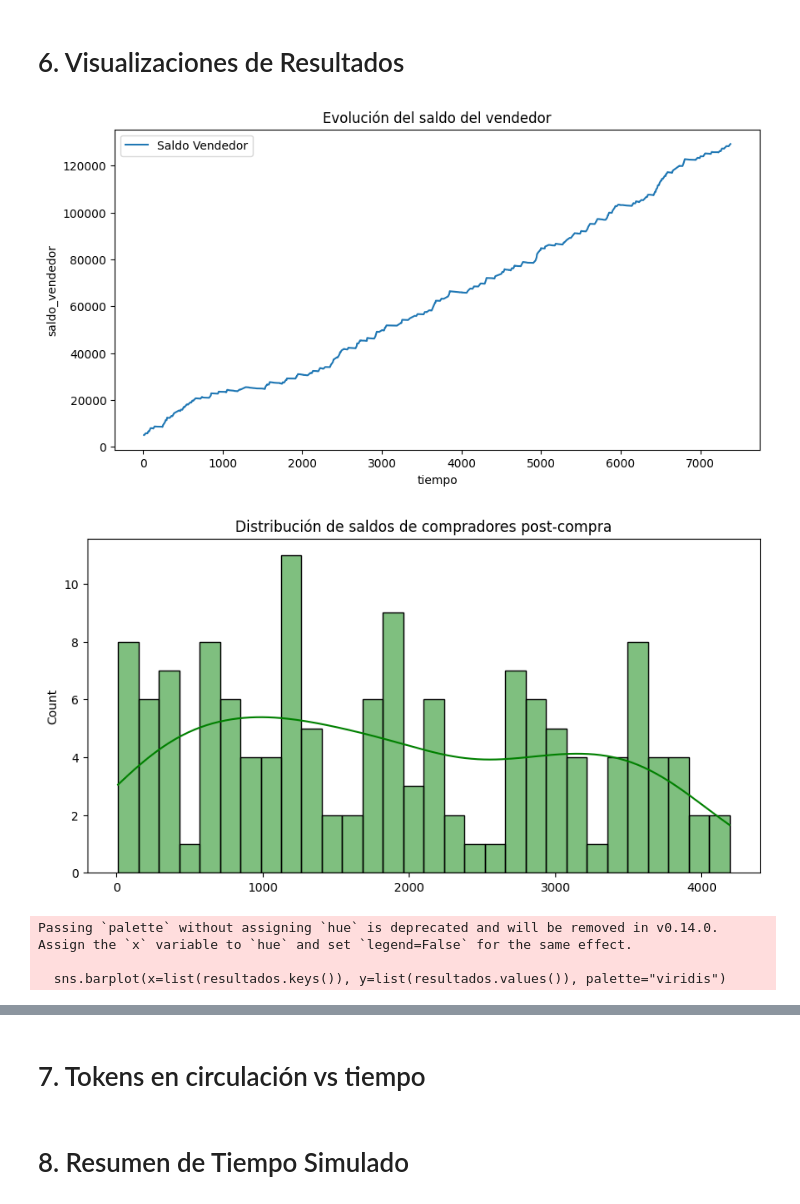
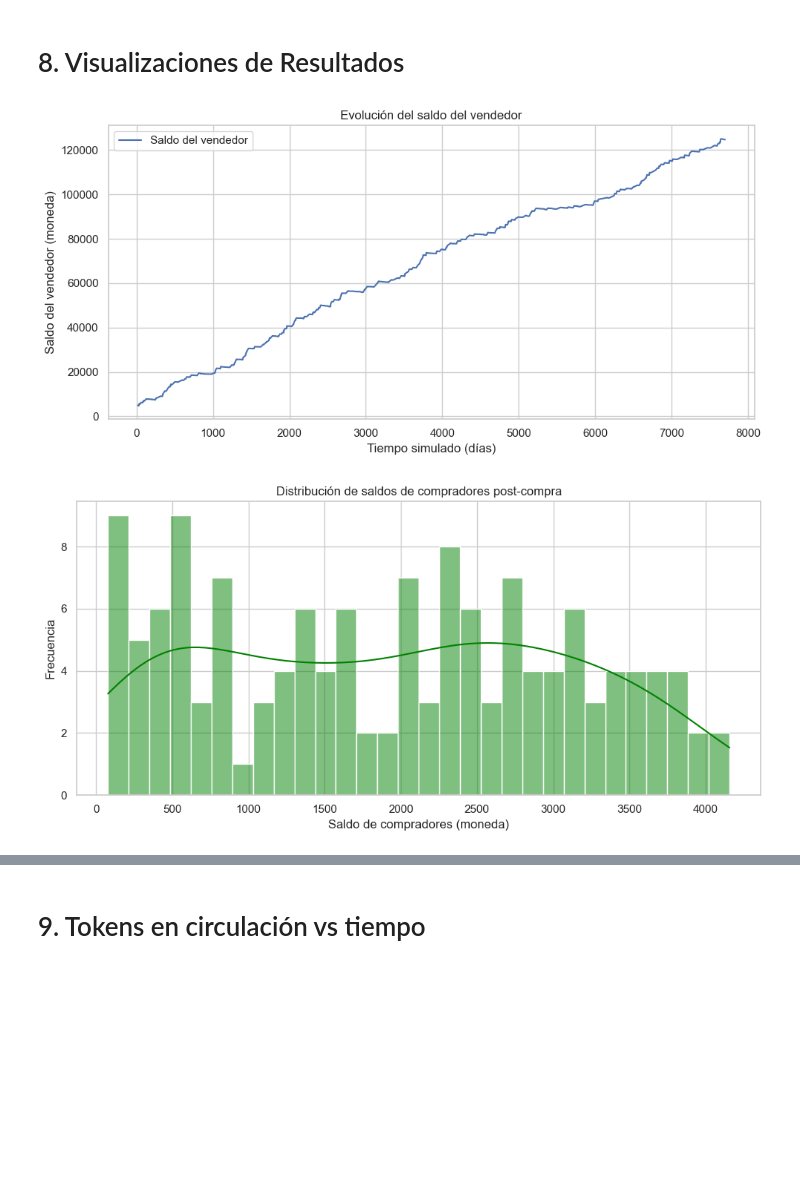
Before and after one commit to juliadp/simu-blockchain, a Jupyter notebook: TP Final Simulacion.ipynb, the cells around one changed output, grey strips where cells are left out. Saved outputs shown, nothing was run; the diff lists cells and outputs as text; code cells hidden in the pictures; blank space fills up the shorter version.

```diff
--- a/TP Final Simulacion.ipynb
+++ b/TP Final Simulacion.ipynb
@@ -244,11 +411,0 @@ Mejores ajustes LLIN:
-# %%
-CTS_final = CTS
-PTB_final = tokens_burneados / tokens_emitidos if tokens_emitidos > 0 else 0
-PSC_final = np.mean(saldos_compradores) if len(saldos_compradores)>0 else 0
-CTF_final = CTF
-
-print("\n=== RESULTADOS ===")
-print("CTS (Cantidad total de tokenizaciones solicitadas):", CTS_final)
-print("PTB (Porcentaje de tokens burneados):", PTB_final)
-print("PSC (Promedio de saldo compradores):", PSC_final)
-print("CTF (Cantidad de transferencias fallidas):", CTF_final)
@@ -261,30 +464,62 @@ CTF (Cantidad de transferencias fallidas): 17
 # %% [markdown]
-# 6. Visualizaciones de Resultados
+# 8. Visualizaciones de Resultados
 # %%
+import os
+os.makedirs("outputs", exist_ok=True)
+
+# 6.1 Evolución del saldo del vendedor
 plt.figure(figsize=(10,5))
-sns.lineplot(data=df_eventos, x="tiempo", y="saldo_vendedor", label="Saldo Vendedor")
+sns.lineplot(data=df_eventos, x="tiempo", y="saldo_vendedor", label="Saldo del vendedor")
 plt.xlabel(f"Tiempo simulado ({TIME_UNIT})")
 plt.ylabel("Saldo del vendedor (moneda)")
 plt.title("Evolución del saldo del vendedor")
+plt.tight_layout()
+plt.savefig("outputs/saldo_vendedor_tiempo.png", dpi=150)
 plt.show()
 
-plt.figure(figsize=(10,5))
-sns.histplot(saldos_compradores, bins=30, kde=True, color="green")
-plt.xlabel("Saldo de compradores (moneda)")
-plt.ylabel("Frecuencia")
-plt.title("Distribución de saldos de compradores post-compra")
-plt.show()
+# 6.2 Distribución de saldos de compradores (solo si hubo compras)
+if len(saldos_compradores) > 0:
+    plt.figure(figsize=(10,5))
+    sns.histplot(saldos_compradores, bins=30, kde=True, color="green")
+    plt.xlabel("Saldo de compradores (moneda)")
+    plt.ylabel("Frecuencia")
+    plt.title("Distribución de saldos de compradores post-compra")
+    plt.tight_layout()
+    plt.savefig("outputs/dist_saldos_compradores.png", dpi=150)
+    plt.show()
+else:
+    print("No hay compras exitosas, no se grafica la distribución de saldos de compradores.")
+
+# 6.3 Resumen de métricas (barplot) – sin FutureWarning en seaborn
+# Usar PTB como porcentaje si está disponible
+PTB_plot = None
+if "PTB_final_pct" in locals():
+    PTB_plot = PTB_final_pct
+elif "PTB_final" in locals():
+    PTB_plot = PTB_final * 100.0
+else:
+    PTB_plot = 0.0
+
+res_df = pd.DataFrame([
+    {"metrica": "CTS",    "valor": int(CTS_final)},
+    {"metrica": "PTB_%",  "valor": float(PTB_plot)},
+    {"metrica": "PSC",    "valor": float(PSC_final)},
+    {"metrica": "CTF",    "valor": int(CTF_final)},
+])
 
 plt.figure(figsize=(8,6))
-resultados = {"CTS":CTS_final, "PTB":PTB_final, "PSC":PSC_final, "CTF":CTF_final}
-sns.barplot(x=list(resultados.keys()), y=list(resultados.values()), palette="viridis")
+sns.barplot(
+    data=res_df,
+    x="metrica", y="valor",
+    hue="metrica", palette="viridis",
+    dodge=False, legend=False
+)
 plt.xlabel("Métrica")
 plt.ylabel("Valor")
 plt.title("Resultados finales de la simulación")
+plt.tight_layout()
+plt.savefig("outputs/metricas_bar.png", dpi=150)
 plt.show()
 # %% [output]
-[figure, old version]
+[figure, new version]
-[figure, old version]
+[figure, new version]
-Passing `palette` without assigning `hue` is deprecated and will be removed in v0.14.0. Assign the `x` variable to `hue` and set `legend=False` for the same effect.
-
-  sns.barplot(x=list(resultados.keys()), y=list(resultados.values()), palette="viridis")
@@ -292,2 +527,2 @@ Passing `palette` without assigning `hue` is deprecated and will be removed in v
 # %% [markdown]
-# 7. Tokens en circulación vs tiempo
+# 9. Tokens en circulación vs tiempo
@@ -321,2 +528,0 @@ plt.show()
-# %% [markdown]
-# 8. Resumen de Tiempo Simulado
```
Also changed, not shown: parts of 24 cells of this notebook, 13 other files.
